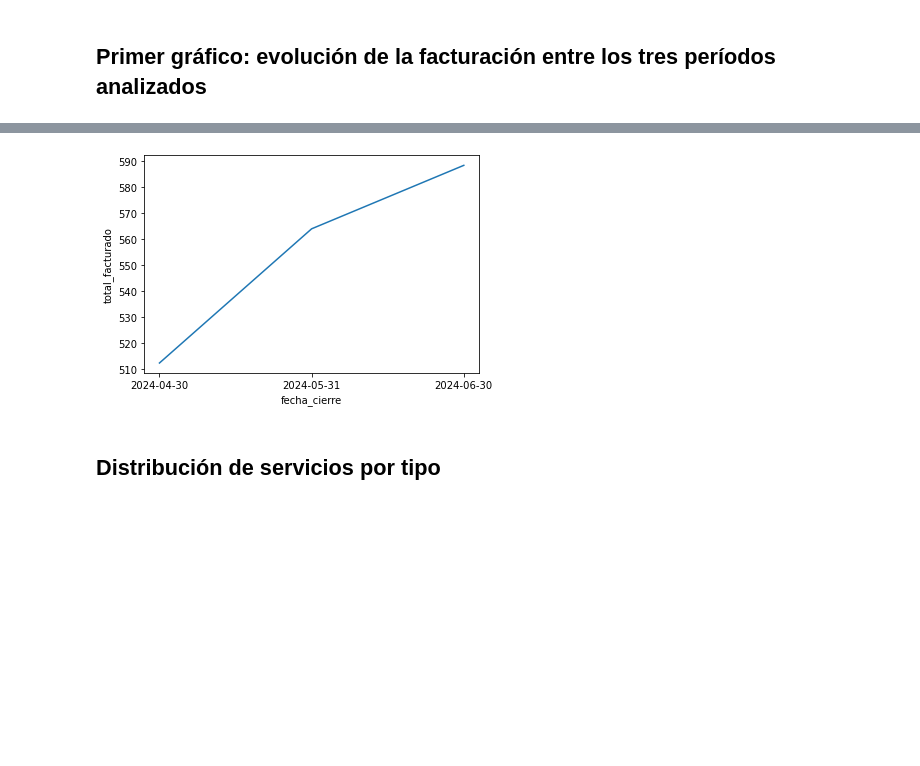
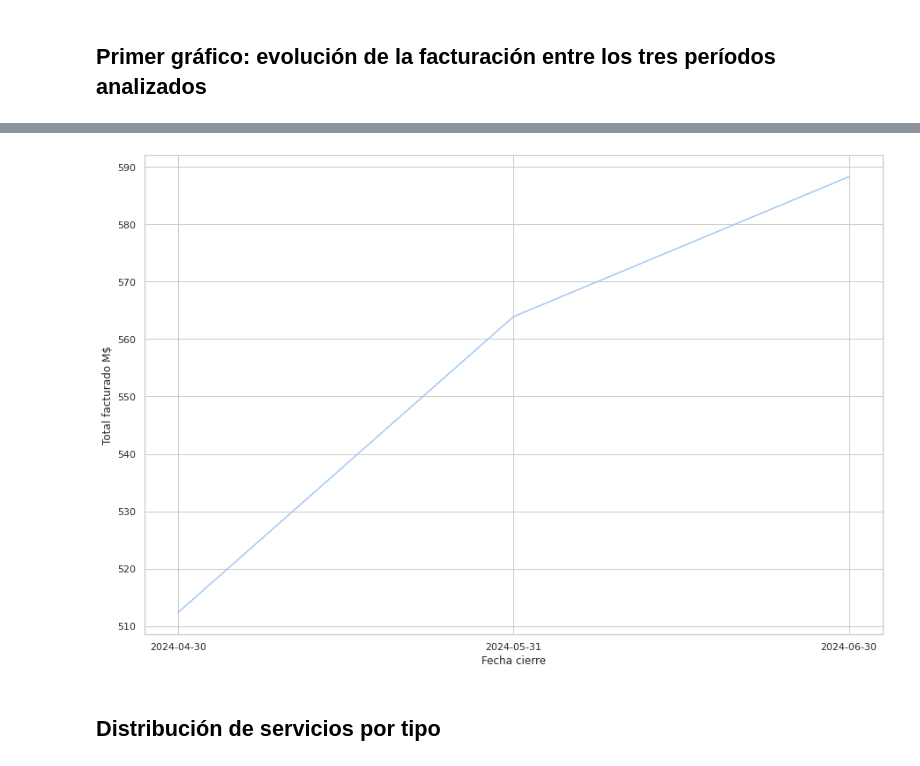
Before and after one commit to fmorosini/data-science-coderhouse, a Jupyter notebook: Dataset-Morosini-Francisco.ipynb, the cells around one changed output, grey strips where cells are left out. Saved outputs shown, nothing was run; the diff lists cells and outputs as text; code cells hidden in the pictures; blank space fills up the shorter version.

```diff
--- a/Dataset-Morosini-Francisco.ipynb
+++ b/Dataset-Morosini-Francisco.ipynb
@@ -349,12 +406,12 @@ resumen_facturacion
 | 0 | 512.329569 | 2024-04-30 |
 | 1 | 563.885543 | 2024-05-31 |
 | 2 | 588.265830 | 2024-06-30 |
-# %%
-
-_ = sns.lineplot(x="fecha_cierre", y="total_facturado",
-             data=resumen_facturacion)
-# %% [output]
-[figure, removed]
+# %%
+sns.set_theme(style="whitegrid", palette="pastel",rc={'figure.figsize':(15,10)})
+_ = sns.lineplot(x="Fecha cierre", y="Total facturado M$",
+             data=resumen_facturacion)
+# %% [output]
+[figure, added]
 # %% [markdown]
 ## Distribución de servicios por tipo
 # %%
```
Also changed, not shown: parts of 22 cells of this notebook.
